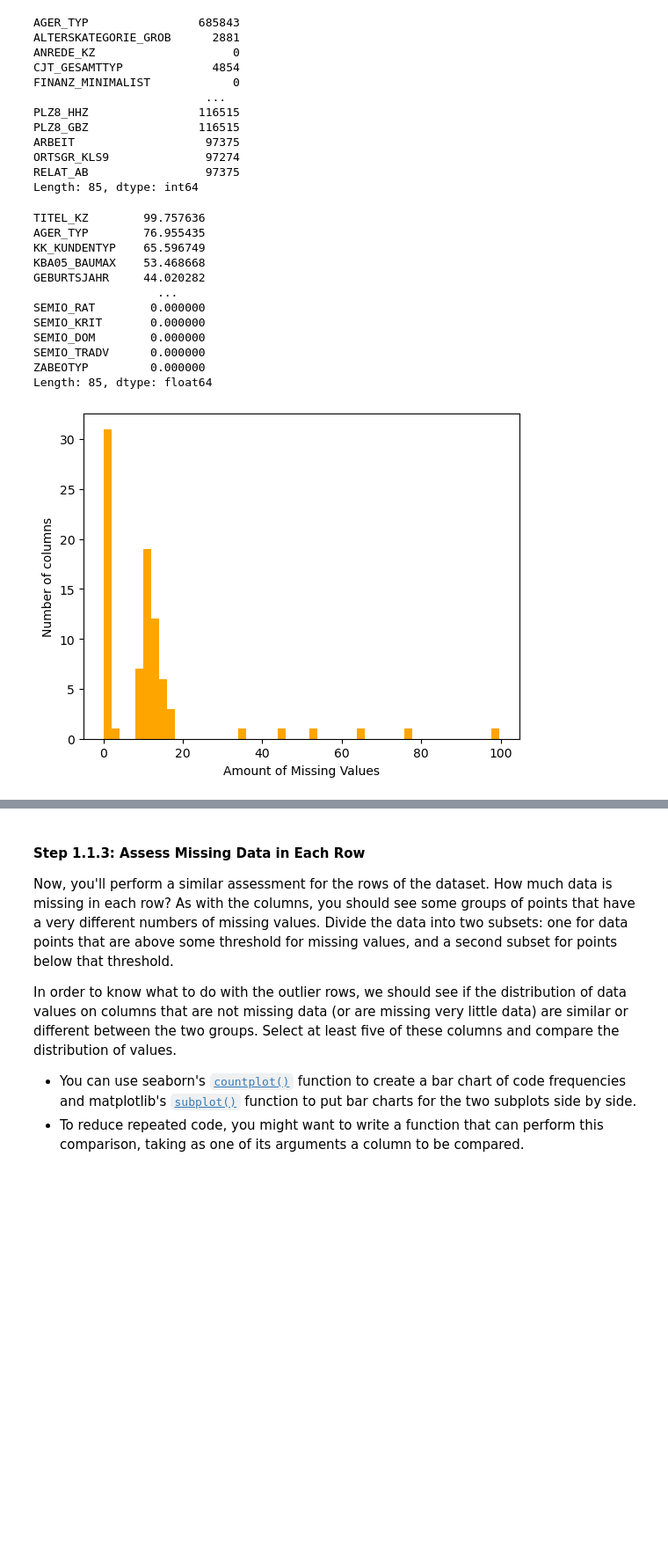
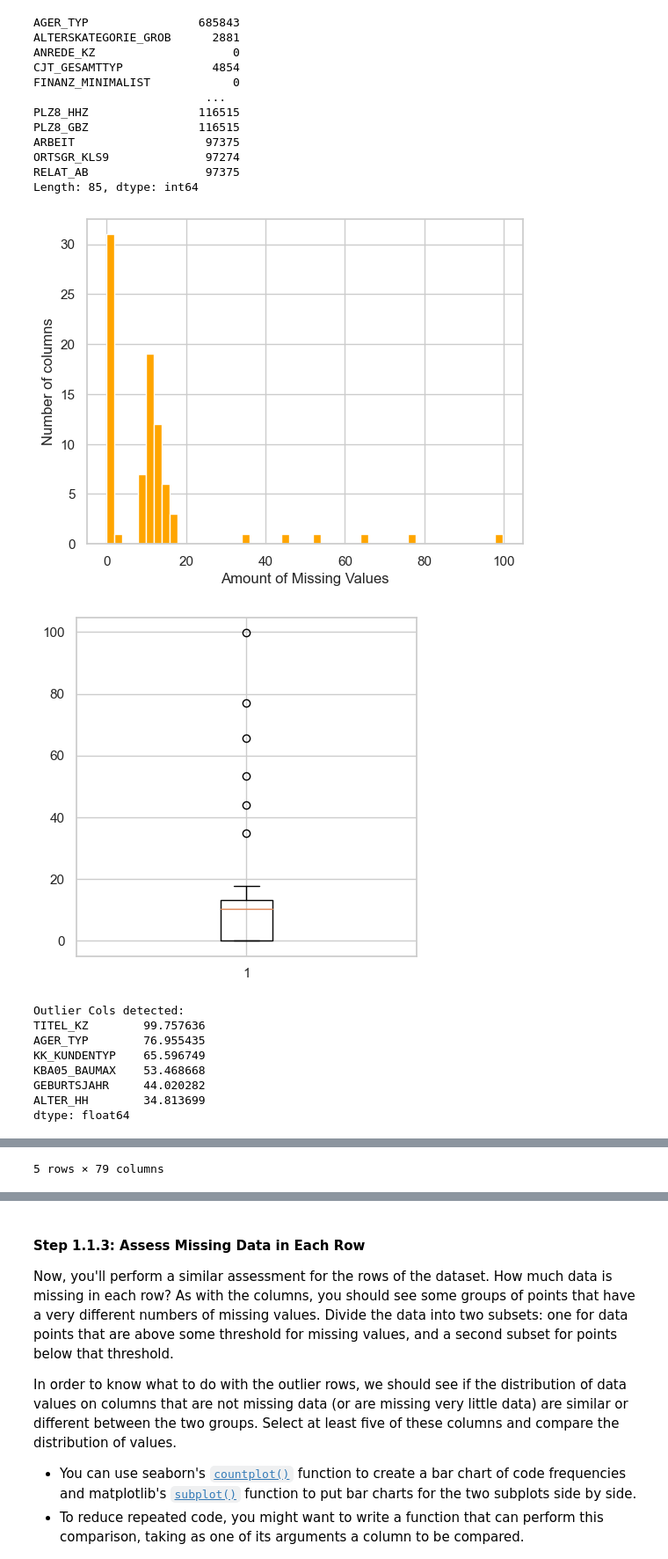
Before and after one commit to luisgj/customer-segments-predictor, a Jupyter notebook: Identify_Customer_Segments.ipynb, the cells around one changed output, grey strips where cells are left out. Shown: that part at 88% size. Cells and saved outputs as stored; diff of their text form; code cells hidden in the pictures; blank space fills up the shorter version.

```diff
--- a/Identify_Customer_Segments.ipynb
+++ b/Identify_Customer_Segments.ipynb
@@ -137,24 +137,36 @@ Length: 85, dtype: int64
 # %%
 # Investigate patterns in the amount of missing data in each column.
 percent_missing_columns = null_per_col/len(azdias_processed)*100
 percent_missing_columns.sort_values(ascending=False, inplace=True)
-display(percent_missing_columns)
 
 plt.hist(percent_missing_columns, bins = 50, color = 'orange')
 plt.ylabel('Number of columns')
 plt.xlabel('Amount of Missing Values')
 plt.show()
+
+# Remove the outlier columns from the dataset. (You'll perform other data
+# engineering tasks such as re-encoding and imputation later.)
+box = plt.figure(figsize =(5, 5))
+plt.boxplot(percent_missing_columns)
+plt.show()
+
+# According to the boxplot, 20% is a good threshold to remove outliers
+outlier_cols = percent_missing_columns[percent_missing_columns > 20]
+columns_names = outlier_cols.keys().tolist()
+print(f'Outlier Cols detected:')
+print(outlier_cols)
+
+# Drop the outlier columns from the dataset
+azdias_processed.drop(columns_names, axis=1, inplace=True)
+azdias_processed.head()
 # %% [output]
+[figure, new version]
+[figure, added]
+Outlier Cols detected:
 TITEL_KZ        99.757636
 AGER_TYP        76.955435
 KK_KUNDENTYP    65.596749
 KBA05_BAUMAX    53.468668
 GEBURTSJAHR     44.020282
-                  ...
-SEMIO_RAT        0.000000
-SEMIO_KRIT       0.000000
-SEMIO_DOM        0.000000
-SEMIO_TRADV      0.000000
-ZABEOTYP         0.000000
-Length: 85, dtype: float64
+ALTER_HH        34.813699
+dtype: float64
-[figure, old version]
@@ -160,0 +179 @@ Length: 85, dtype: float64
+5 rows × 79 columns
```
Also changed, not shown: parts of 14 cells of this notebook.
